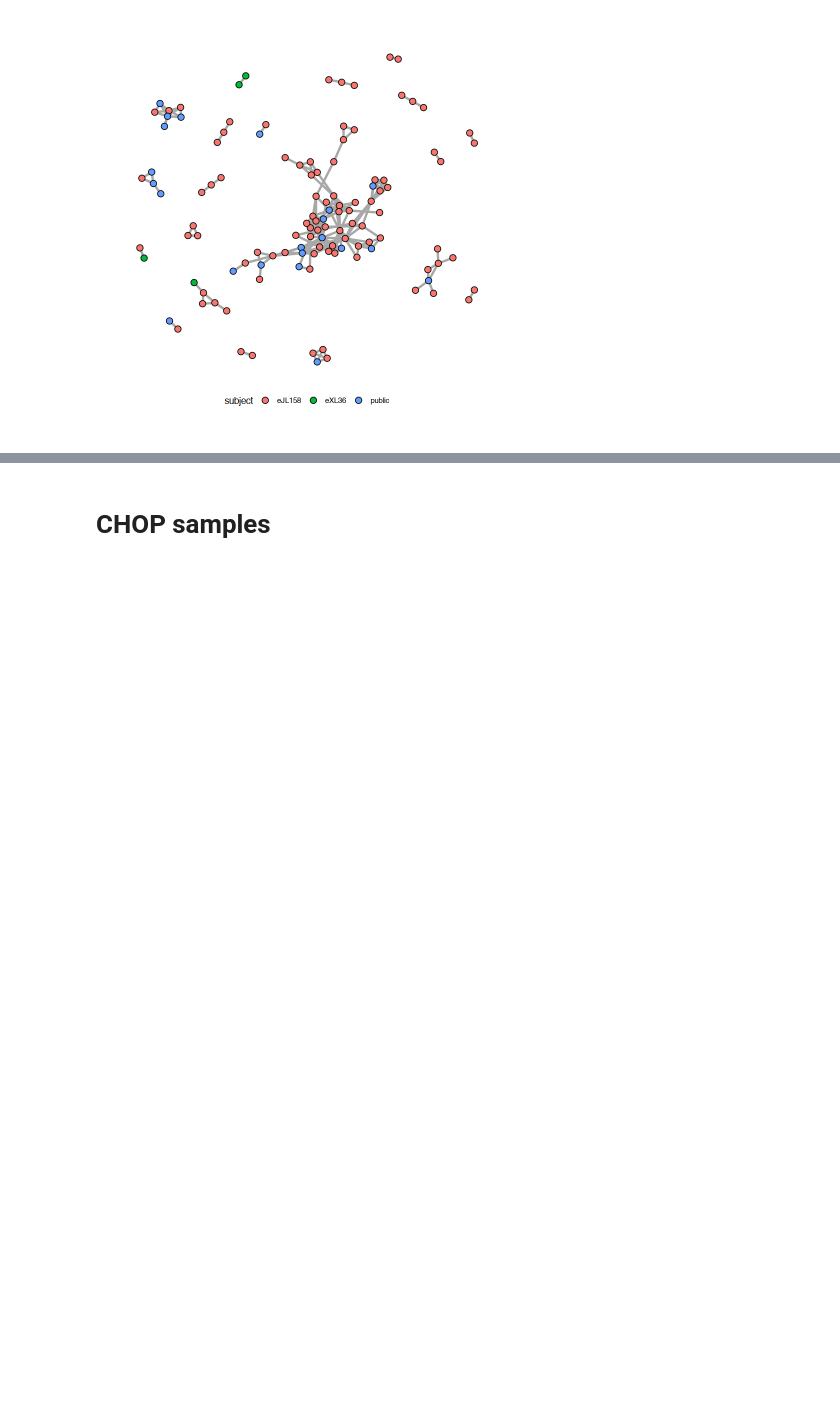
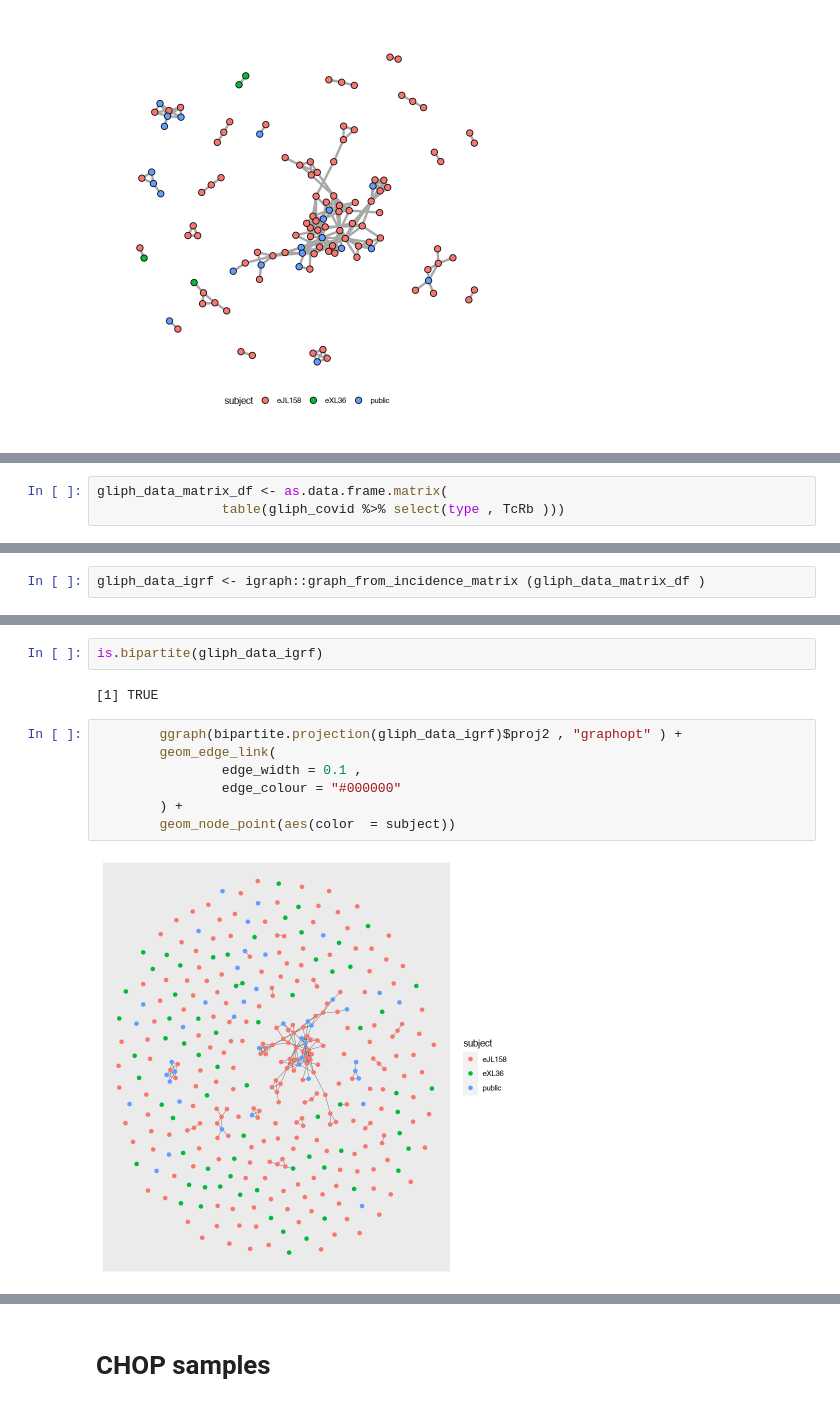
Before and after one commit to pughlab/ped_CapTCRseq, a Jupyter notebook: notebooks/000_GLIPH_analysis.ipynb, the cells around one changed output, grey strips where cells are left out. Drawn from its saved outputs; the diff is of its cells as text; blank space fills up the shorter version.

```diff
--- a/notebooks/000_GLIPH_analysis.ipynb
+++ b/notebooks/000_GLIPH_analysis.ipynb
@@ -151,0 +156,3 @@ ggraph(gliph_data_igrf1, layout = "graphopt") + #graphopt, fr, mds
+# %%
+gliph_data_matrix_df <- as.data.frame.matrix(
+                table(gliph_covid %>% select(type , TcRb )))
@@ -151,0 +171,2 @@ ggraph(gliph_data_igrf1, layout = "graphopt") + #graphopt, fr, mds
+# %%
+gliph_data_igrf <- igraph::graph_from_incidence_matrix (gliph_data_matrix_df )
@@ -151,0 +193,13 @@ ggraph(gliph_data_igrf1, layout = "graphopt") + #graphopt, fr, mds
+# %%
+is.bipartite(gliph_data_igrf)
+# %% [output]
+[1] TRUE
+# %%
+        ggraph(bipartite.projection(gliph_data_igrf)$proj2 , "graphopt" ) +
+        geom_edge_link(
+                edge_width = 0.1 ,
+                edge_colour = "#000000"
+        ) +
+        geom_node_point(aes(color  = subject))
+# %% [output]
+[figure, added]
```
Also changed, not shown: parts of 14 cells of this notebook.
